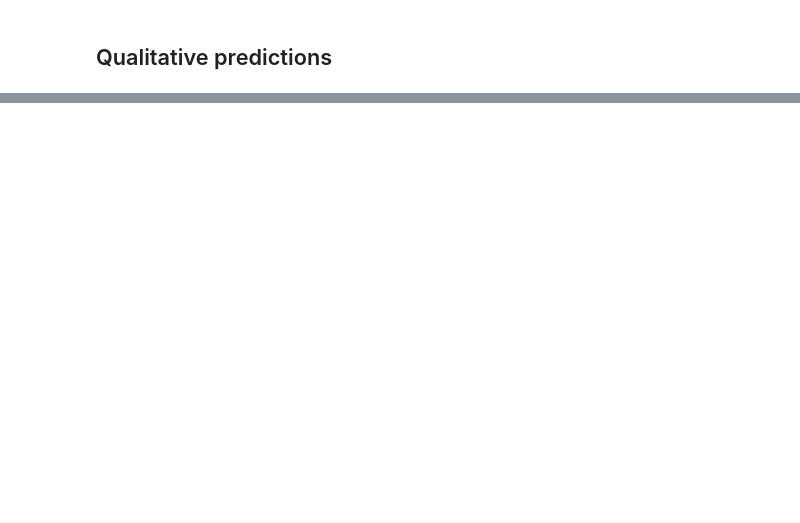
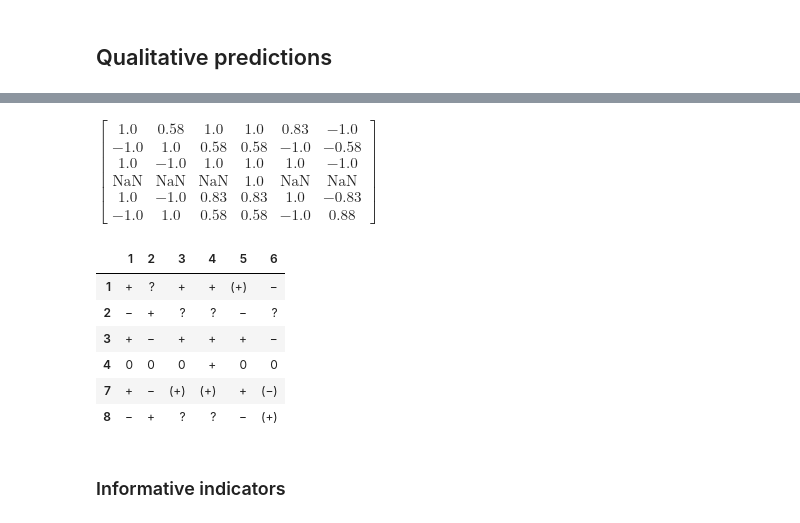
Before and after one commit to jaydenhyman/qmm, a Jupyter notebook: qmm.ipynb, the cells around one changed output, grey strips where cells are left out. Cells and saved outputs as stored; diff of their text form; code cells hidden in the pictures; blank space fills up the shorter version.

```diff
--- a/qmm.ipynb
+++ b/qmm.ipynb
@@ -175,0 +338,16 @@ Qualitative predictions (numerical simulations):
+# %%
+simulation_effects(G).evalf(2)
+# %% [output]
+$\displaystyle \left[\begin{matrix}1.0 & 0.58 & 1.0 & 1.0 & 0.83 & -1.0\\-1.0 & 1.0 & 0.58 & 0.58 & -1.0 & -0.58\\1.0 & -1.0 & 1.0 & 1.0 & 1.0 & -1.0\\\text{NaN} & \text{NaN} & \text{NaN} & 1.0 & \text{NaN} & \text{NaN}\\1.0 & -1.0 & 0.83 & 0.83 & 1.0 & -0.83\\-1.0 & 1.0 & 0.58 & 0.58 & -1.0 & 0.88\end{matrix}\right]$
+# %%
+table_of_predictions(simulation_effects(G), t1=0.8, t2=1, index=get_nodes(G, 'state') + get_nodes(G, 'output'), columns=get_nodes(G, 'state') + get_nodes(G, 'input'))
+# %% [output]
+|  | 1 | 2 | 3 | 4 | 5 | 6 |
+| 1 | + | ? | + | + | (+) | − |
+| 2 | − | + | ? | ? | − | ? |
+| 3 | + | − | + | + | + | − |
+| 4 | 0 | 0 | 0 | + | 0 | 0 |
+| 7 | + | − | (+) | (+) | + | (−) |
+| 8 | − | + | ? | ? | − | (+) |
+# %% [markdown]
+### Informative indicators
```
Also changed, not shown: parts of 104 cells of this notebook, 16 other files.
